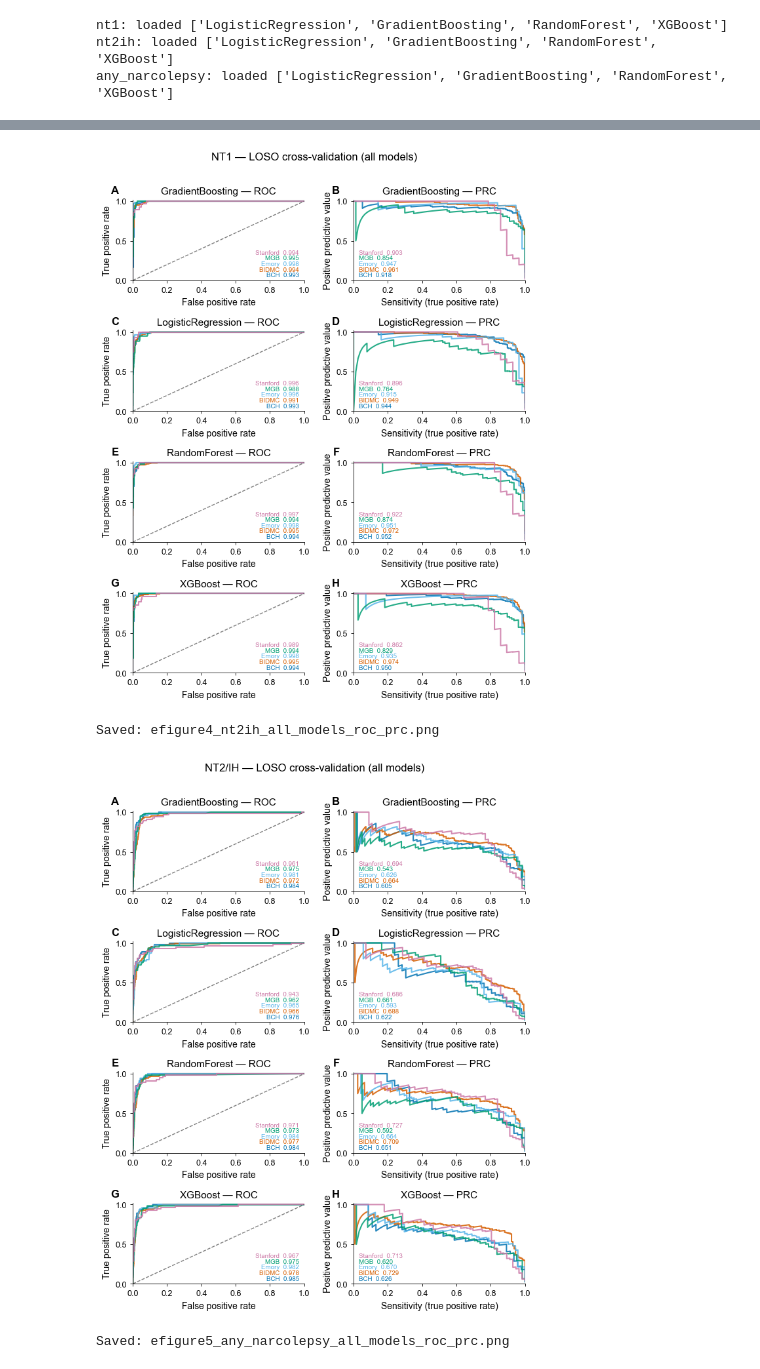
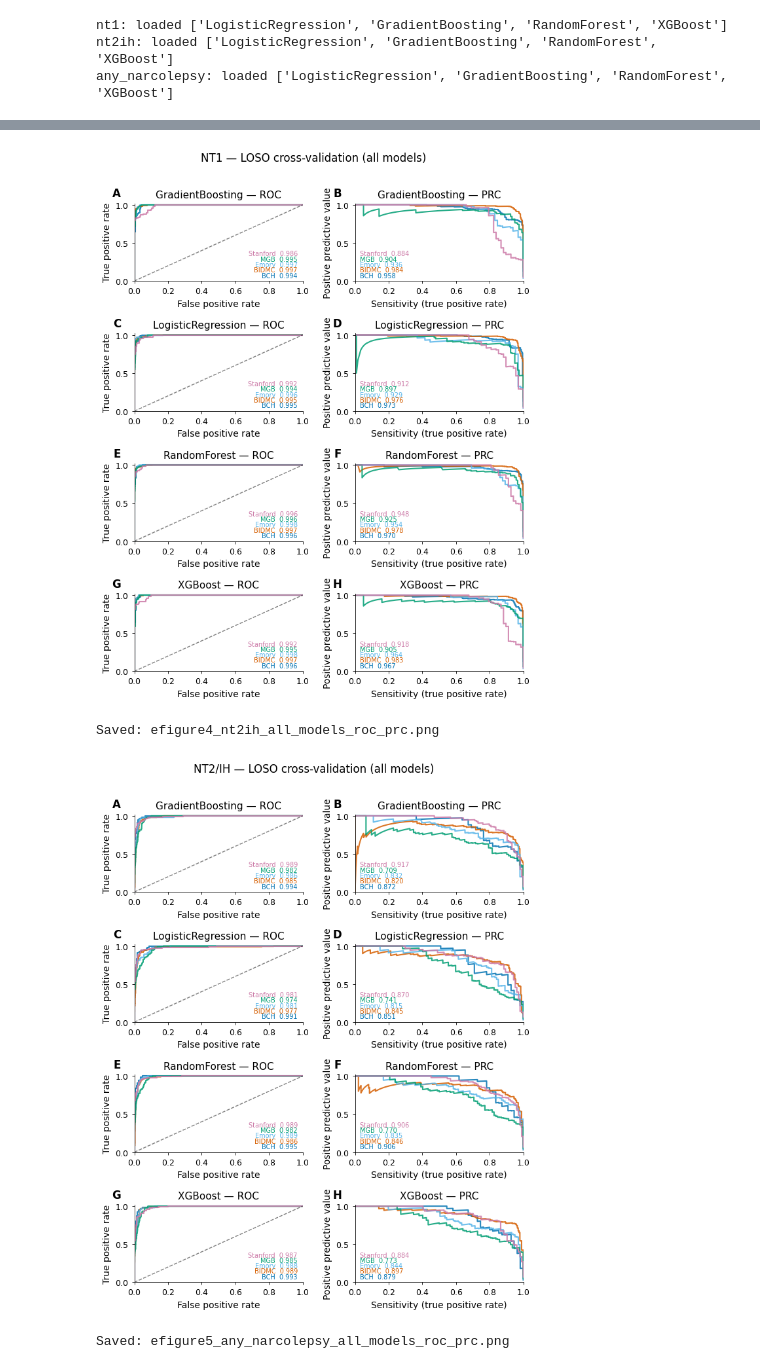
Before and after one commit to bdsp-core/NAX-Narcolepsy, a Jupyter notebook: paper_figures/roc_prc.ipynb, the cells around one changed output, grey strips where cells are left out. Drawn from its saved outputs; the diff is of its cells as text; code cells hidden in the pictures.

```diff
--- a/paper_figures/roc_prc.ipynb
+++ b/paper_figures/roc_prc.ipynb
@@ -24,6 +24,11 @@ site_mapping = {
     'emory':'Emory',
     'bch':'BCH',
     'mgb':'MGB',
+    'BIDMC': 'BIDMC',
+    'Stanford': 'Stanford',
+    'Emory': 'Emory',
+    'BCH': 'BCH',
+    'MGB': 'MGB',
 }
 model_type_mapping = {
     'nt1':'NT1',
@@ -33,17 +38,15 @@ model_type_mapping = {
 # %%
 features = pl.read_parquet(DATA_DIR / 'discriminative-modeling/features.parquet').hstack(
     pl.read_parquet(DATA_DIR / 'discriminative-modeling/notes.parquet').select('annot', 'cohort')
-).filter(
-    pl.col('annot') != 3 # unsure cases
 ).select(
     'id','date','cohort','annot', pl.all().exclude(['id','date','cohort','annot'])
 )
 
 # Label maps for each task
 label_maps = {
-    'nt1': pl.when(pl.col('annot') == 1).then(1).otherwise(0),
-    'nt2ih': pl.when(pl.col('annot') == 2).then(1).otherwise(0),
-    'any_narcolepsy': pl.when(pl.col('annot').is_in([1, 2])).then(1).otherwise(0),
+    'nt1': pl.when(pl.col('annot') == 1).then(1).when(pl.col('annot') == 3).then(None).otherwise(0), # 3 == "uncertain narcolepsy type" -> set to None to be filtered out
+    'nt2ih': pl.when(pl.col('annot') == 2).then(1).when(pl.col('annot') == 3).then(None).otherwise(0), # 3 == "uncertain narcolepsy type" -> set to None to be filtered out
+    'any_narcolepsy': pl.when(pl.col('annot').is_in([1, 2, 3])).then(1).otherwise(0),
 }
 # %%
 all_models = {}
@@ -139,7 +142,7 @@ def plot_roc_prc(model_comparison, model_name, model_type, feat, ax_roc, ax_prc)
 feat_frames = {}
 for model_type in ['nt1', 'nt2ih', 'any_narcolepsy']:
     feat = features.clone()
-    feat = feat.with_columns(label_maps[model_type].alias(model_type))
+    feat = feat.with_columns(label_maps[model_type].alias(model_type)).drop_nulls() # will filter out "uncertain narcolepsy type" samples for nt1 and nt2ih tasks
     feat_frames[model_type] = feat
 
 # ============================================================
@@ -213,5 +216,5 @@ Saved: figure1_roc_prc.png
 Saved: efigure3_nt1_all_models_roc_prc.png
-[figure, old version]
+[figure, new version]
 Saved: efigure4_nt2ih_all_models_roc_prc.png
-[figure, old version]
+[figure, new version]
 Saved: efigure5_any_narcolepsy_all_models_roc_prc.png
```
Also changed, not shown: parts of 1 cell of this notebook, 12 other files.
